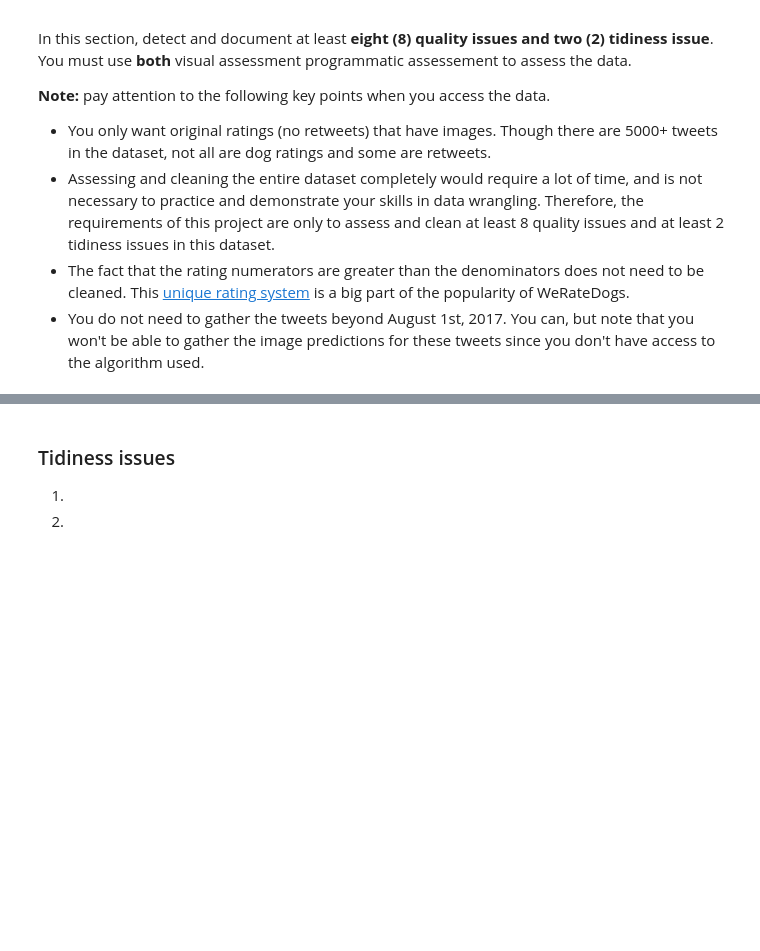
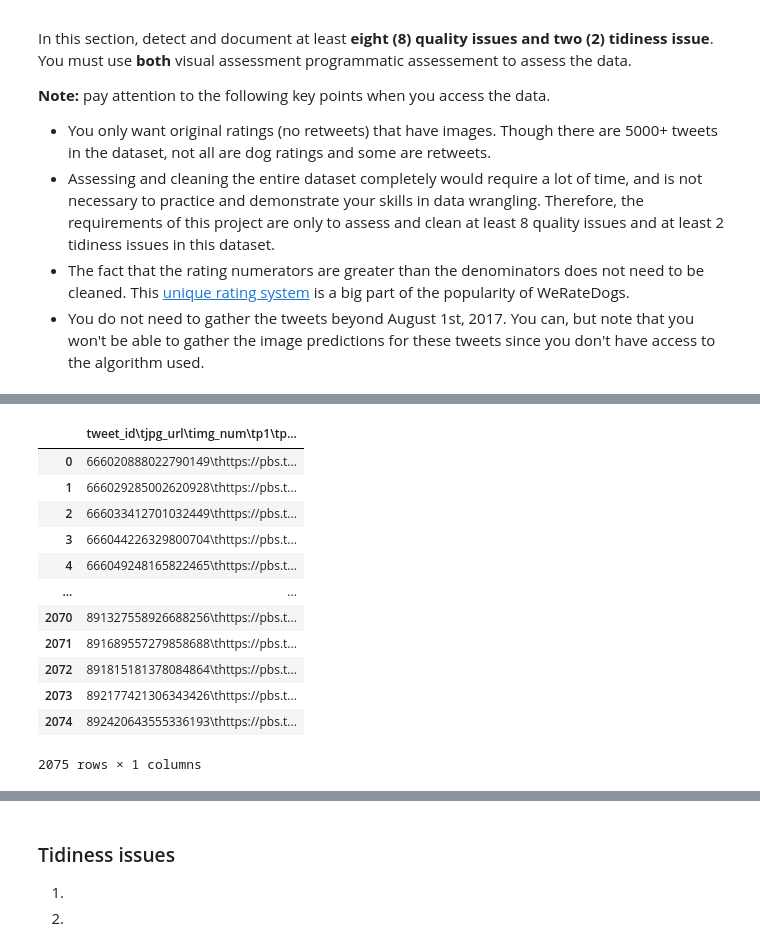
Before and after one commit to EricOdhiambo/wrangling-and-Analyzing-data, a Jupyter notebook: wrangle_act.ipynb, the cells around one changed output, grey strips where cells are left out. Cells and saved outputs as stored; diff of their text form; code cells hidden in the pictures; blank space fills up the shorter version.

```diff
--- a/wrangle_act.ipynb
+++ b/wrangle_act.ipynb
@@ -180,0 +243,16 @@ programmatic assessement to assess the data.
+# %%
+df2
+# %% [output]
+|  | tweet_id\tjpg_url\timg_num\tp1\tp... |
+| 0 | 666020888022790149\thttps://pbs.t... |
+| 1 | 666029285002620928\thttps://pbs.t... |
+| 2 | 666033412701032449\thttps://pbs.t... |
+| 3 | 666044226329800704\thttps://pbs.t... |
+| 4 | 666049248165822465\thttps://pbs.t... |
+| ... | ... |
+| 2070 | 891327558926688256\thttps://pbs.t... |
+| 2071 | 891689557279858688\thttps://pbs.t... |
+| 2072 | 891815181378084864\thttps://pbs.t... |
+| 2073 | 892177421306343426\thttps://pbs.t... |
+| 2074 | 892420643555336193\thttps://pbs.t... |
+2075 rows × 1 columns
```
Also changed, not shown: parts of 13 cells of this notebook.
